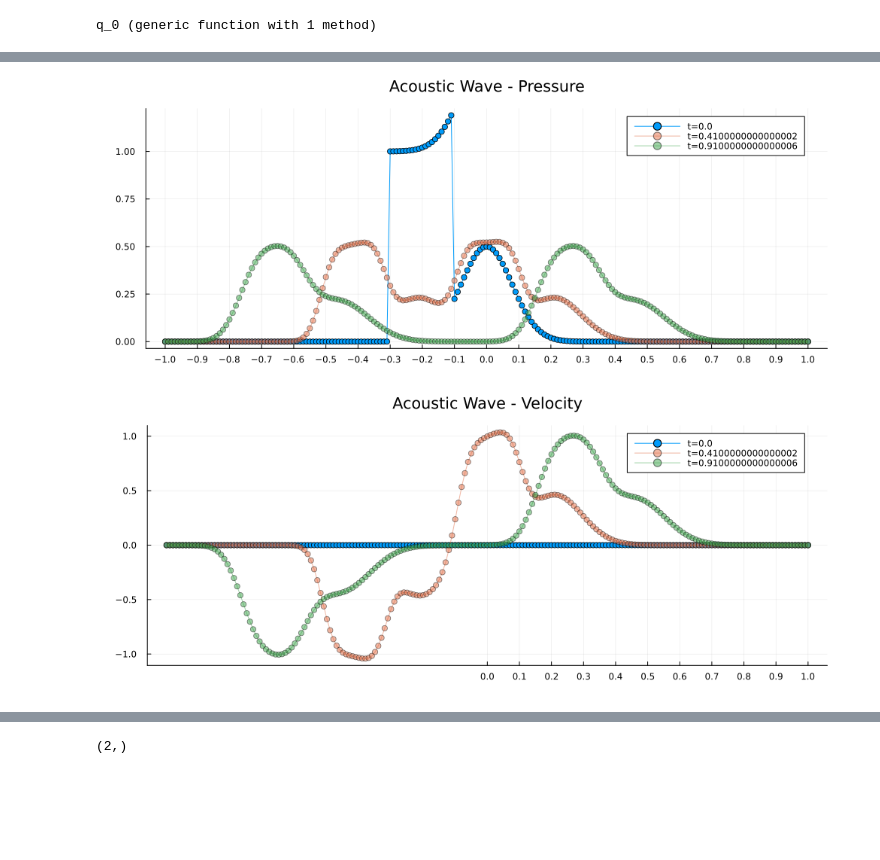
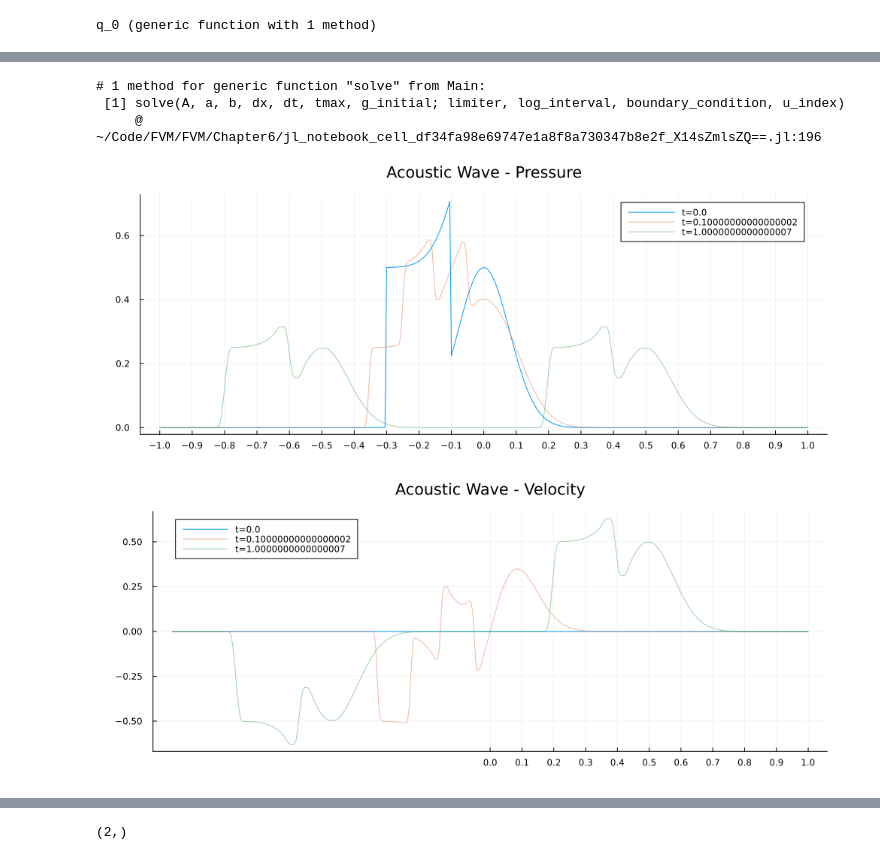
Before and after one commit to markosloizou/FVM, a Jupyter notebook: Chapter6/high_res.ipynb, the cells around one changed output, grey strips where cells are left out. Cells and saved outputs as stored; diff of their text form; code cells hidden in the pictures; blank space fills up the shorter version.

```diff
--- a/Chapter6/high_res.ipynb
+++ b/Chapter6/high_res.ipynb
@@ -448,13 +433,15 @@ plot!(x, u_0.(x), label="u")
 po = 1
 Ko = 0.25
 
-A =    [0 Ko; 1/po 0]
-dx = 0.01
-dt = 0.01
-tmax = 4
-method = Godunov
+A = [0 Ko; 1/po 0]
+dx = 0.005
+dt = 0.005
+tmax = 1
 
+@printf "starting\n"
+flush(stdout)
+sol_acc = solve(A, -1, 1, dx , dt, tmax, q_0; limiter=MC, log_interval=0.1, boundary_condition=Extrapolate, u_index=2);
 
-
-sol_acc = solve(A, -1, 1, dx , dt, tmax, q_0; method=Godunov, log_interval=0.1, boundary_condition=Reflecting, u_index=2)
+@printf "done"
+flush(stdout)
 # %% [output]
@@ -479,17 +470,23 @@ N = 201
+# %%
+methods(solve)
+# %% [output]
+# 1 method for generic function "solve" from Main:
+ [1] solve(A, a, b, dx, dt, tmax, g_initial; limiter, log_interval, boundary_condition, u_index)
+     @ ~/Code/FVM/FVM/Chapter6/jl_notebook_cell_df34fa98e69747e1a8f8a730347b8e2f_X14sZmlsZQ==.jl:196
 # %%
-fig1 = plot(sol_acc[1].x, first.(sol_acc[1].q), marker=:circle, label="t=$(sol_acc[1].t)", size=fig_size, margin=5mm, xticks=-1:0.1:1, title="Acoustic Wave - Pressure")
-plot!(sol_acc[5].x, first.(sol_acc[5].q), marker=:circle, label="t=$(sol_acc[5].t)", opacity=0.5)
-plot!(sol_acc[10].x, first.(sol_acc[10].q), marker=:circle, label="t=$(sol_acc[10].t)", opacity=0.5)
+fig1 = plot(sol_acc[1].x, first.(sol_acc[1].q), label="t=$(sol_acc[1].t)", size=fig_size, margin=5mm, xticks=-1:0.1:1, title="Acoustic Wave - Pressure")
+plot!(sol_acc[2].x, first.(sol_acc[2].q), label="t=$(sol_acc[2].t)", opacity=0.5)
+plot!(sol_acc[end].x, first.(sol_acc[end].q), label="t=$(sol_acc[end].t)", opacity=0.5)
 
 display(fig1)
 
-fig2 = plot(sol_acc[1].x, getindex.(sol_acc[1].q, 2), marker=:circle, label="t=$(sol_acc[1].t)", size=fig_size, margin=5mm, xticks=0:0.1:2,  title="Acoustic Wave - Velocity")
-plot!(sol_acc[5].x, getindex.(sol_acc[5].q, 2), marker=:circle, label="t=$(sol_acc[5].t)", opacity=0.5)
-plot!(sol_acc[10].x, getindex.(sol_acc[10].q, 2), marker=:circle, label="t=$(sol_acc[10].t)", opacity=0.5)
+fig2 = plot(sol_acc[1].x, getindex.(sol_acc[1].q, 2), label="t=$(sol_acc[1].t)", size=fig_size, margin=5mm, xticks=0:0.1:2,  title="Acoustic Wave - Velocity")
+plot!(sol_acc[2].x, getindex.(sol_acc[2].q, 2), label="t=$(sol_acc[2].t)", opacity=0.5)
+plot!(sol_acc[end].x, getindex.(sol_acc[end].q, 2), label="t=$(sol_acc[end].t)", opacity=0.5)
 display(fig2)
 # %% [output]
-[figure, old version]
+[figure, new version]
-[figure, old version]
+[figure, new version]
 # %%
 fig = plot(sol_acc[1].x, getindex.(sol_acc[1].q, 2), marker=:circle, label="t=$(sol_acc[1].t)", size=fig_size, margin=5mm, xticks=0:0.1:2,  title="Acoustic Wave - Velocity")
 
```
Also changed, not shown: parts of 25 cells of this notebook.
